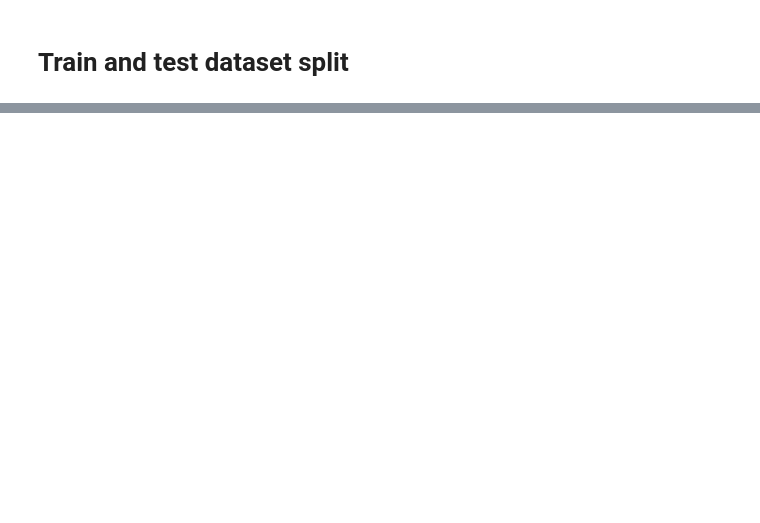
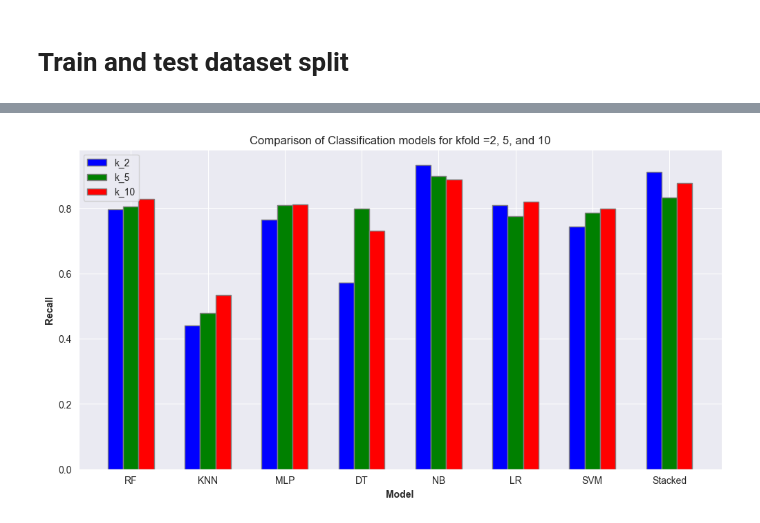
Before and after one commit to PieroAlonsoV/study_4830, a Jupyter notebook: code.ipynb, the cells around one changed output, grey strips where cells are left out. Saved outputs shown, nothing was run; the diff lists cells and outputs as text; code cells hidden in the pictures; blank space fills up the shorter version.

Commit message:
Plotting recall

```diff
--- a/code.ipynb
+++ b/code.ipynb
@@ -46,0 +25,2 @@ for r in range(X.shape[0]):
+# %%
+y = y.replace({'P': 1, 'H': 0})
@@ -202,0 +70,4 @@ plt.show()
+# %%
+from sklearn.metrics import make_scorer, recall_score
+from sklearn.model_selection import cross_val_score
+scorer = make_scorer(recall_score, pos_label=1)
@@ -202,0 +217,15 @@ plt.show()
+# %%
+scores = cross_val_score(stacking_classifier, X, y, cv=k_1, scoring=scorer)
+scores_k_1.append(np.mean(scores))
+scores = cross_val_score(stacking_classifier, X, y, cv=k_2, scoring=scorer)
+scores_k_2.append(np.mean(scores))
+scores = cross_val_score(stacking_classifier, X, y, cv=k_3, scoring=scorer)
+scores_k_3.append(np.mean(scores))
+
+print(np.mean(scores))
+# %%
+results_df = pd.DataFrame()
+results_df['learner'] = name_classifiers
+results_df['k_2'] = scores_k_1
+results_df['k_5'] = scores_k_2
+results_df['k_10'] = scores_k_3
@@ -202,0 +236,26 @@ plt.show()
+# %%
+# Plotting the data
+plt.figure(figsize=(12, 6))
+bar_width = 0.2
+
+# Set position of bar on X axis
+r1 = range(len(results_df))
+r2 = [x + bar_width for x in r1]
+r3 = [x + bar_width for x in r2]
+
+# Make the plot
+plt.bar(r1, results_df['k_2'], color='b', width=bar_width, edgecolor='grey', label='k_2')
+plt.bar(r2, results_df['k_5'], color='g', width=bar_width, edgecolor='grey', label='k_5')
+plt.bar(r3, results_df['k_10'], color='r', width=bar_width, edgecolor='grey', label='k_10')
+
+# Add xticks on the middle of the group bars
+plt.xlabel('Model', fontweight='bold')
+plt.ylabel('Recall', fontweight='bold')
+plt.xticks([r + bar_width for r in range(len(results_df))], results_df['learner'])
+
+# Create legend & Show graphic
+plt.legend()
+plt.title('Comparison of Classification models for kfold =2, 5, and 10')
+plt.show()
+# %% [output]
+[figure, added]
```
Also changed, not shown: parts of 58 cells of this notebook, 1 other file.
